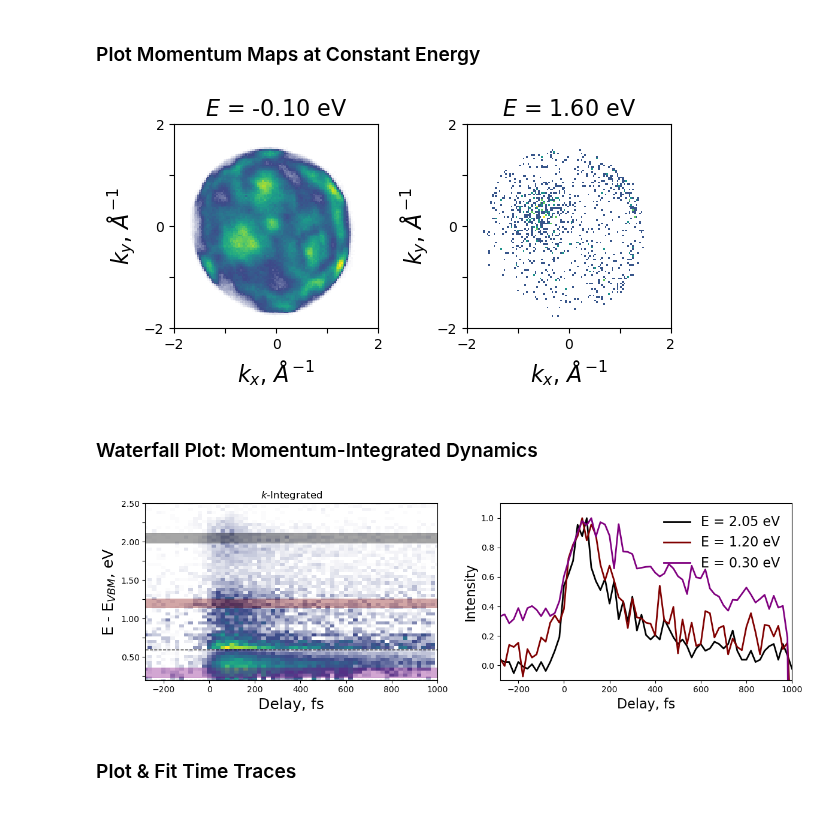
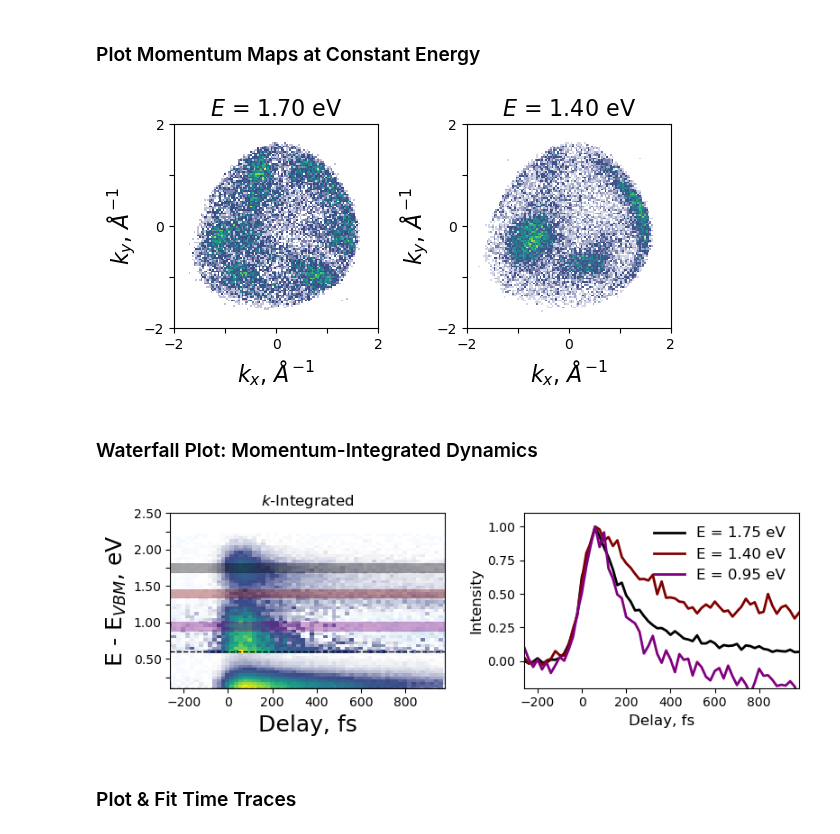
Before and after one commit to lawsonlloyd/mpes-analysis, a Jupyter notebook: mpes_Plot_Analysis.ipynb, the cells around one changed output. Saved outputs shown, nothing was run; the diff lists cells and outputs as text; code cells hidden in the pictures.

```diff
--- a/mpes_Plot_Analysis.ipynb
+++ b/mpes_Plot_Analysis.ipynb
@@ -37,9 +34,11 @@ The autoreload extension is already loaded. To reload it, use:
 ### Specify Filename and Path. Load the Data
 # %%
 # Specify datapath, filename, and [Energy, Delay] offsets to load.
+
 data_path = 'R:\Lawson\Data\metis'
-#data_path = '/Users/lawsonlloyd/Desktop/Data/metis'
+data_path = '/Users/lawsonlloyd/Desktop/Data/metis'
 
+# CrSBr
 filename, offsets = 'Scan162_RT_120x120x115x50_binned.h5', [0.8467, -120]
 #filename, offsets = 'Scan162_RT_120x120x115x51_rebinned_newECAL.h5', [0.035, 0]
 #filename, offsets = 'Scan177_120K_120x120x115_binned.h5', [0.363, 0]
@@ -49,7 +48,6 @@ filename, offsets = 'Scan188_120K_120x120x115x77_binned.h5', [0.5660, -105]
 #filename, offsets = 'Scan163_120K_101x101x131x77_binned_v3.h5',  [0, 0]
 
 #filename, offsets = 'Scan0804_30K_Pprobe_Spump_binned.h5', [.5047, -102]
-
 # filename, offsets = 'Scan1042_binned.h5', [-0.4, 0]
 # filename, offsets = 'Scan1052_binned.h5', [0, 0]
 # filename, offsets = 'Scan1058_binned.h5', [-2, 0]
@@ -61,7 +59,9 @@ filename, offsets = 'Scan188_120K_120x120x115x77_binned.h5', [0.5660, -105]
 #filename, offsets = 'Scan1095_binned.h5', [0, -55]
 # filename, offsets = 'Scan1097_binned.h5', [0, 0]
 
-filename, offsets = 'Scan1192_RT_NiI2_121x121x164x66_binned.h5', [0, 0]
+# NiI2
+filename, offsets = 'Scan1192_RT_NiI2_121x121x164x66_binned.h5', [.3, 0]
+filename, offsets = 'Scan1192_RT_NiI2_121x121x164x66_binned_1402files.h5', [.3, 0]
 
 # Load the Data
 data_loader = DataLoader(data_path + '//' + filename, offsets = offsets)
@@ -103,12 +107,11 @@ fig, axs = plt.subplots(2, 2, gridspec_kw={'width_ratios': [1, 1.5], 'height_rat
 fig.set_size_inches(8, 6, forward=False)
 axs = axs.flatten()
 
-I_res = I
 colors = ['black', 'maroon']
 
 # Plot momentum map
 mpes.plot_momentum_maps(
-    I, E=2, E_int=.2, delays=500, delay_int=1000,
+    I_res, E=1.45, E_int=.2, delays=500, delay_int=1000,
     fig = fig, ax = axs[0],
     cmap=cmap_LTL,
     panel_labels=False, fontsize=16,
@@ -116,12 +119,12 @@ mpes.plot_momentum_maps(
 )
 
 # Plot time traces
-E, E_int = [1.1, 2], .12 # Energies for Plotting Time Traces ; 1st Energy for MM
+E, E_int = [0.9, 1.7], .12 # Energies for Plotting Time Traces ; 1st Energy for MM
 (kx, ky), (kx_int, ky_int) = (0, 0), (4, 4) # Central (kx, ky) point and k-integration
-neg_delays = [-300, -100]
+neg_delays = [-250, -100]
 
 mpes.plot_time_traces(
-    I, E, E_int, (kx, ky), (kx_int, ky_int),
+    I_res, E, E_int, (kx, ky), (kx_int, ky_int),
     norm_trace=True, subtract_neg=True, neg_delays=neg_delays,
     fig = fig, ax = axs[1],
     colors = ['black', 'maroon'],
@@ -130,15 +133,16 @@ mpes.plot_time_traces(
 axs[1].set_ylim(-0.1, 1.1)
 
 # Plot k - E (arbitrary Cut)
-k_start, k_end = (-1.5, 0.95), (1.5, -0.95)
-mpes.plot_k_cut(I_res, k_start=k_start, k_end=k_end, ax = axs[2], fig = fig, E_enhance = None, ax2 = axs[0])
+k_start, k_end = (-.65, 1.5), (1.1, -1.4)
+k_start, k_end = (-1.5, -1), (1.1, 1.1)
+mpes.plot_k_cut(I_res, k_start=k_start, k_end=k_end, ax = axs[2], fig = fig, E_enhance = .5, ax2 = axs[0])
 
 # Plot waterfall
 (kx, ky), (kx_int, ky_int) = (0, 0), (4, 4) # Central (kx, ky) point and k-integration
 mpes.plot_waterfall(
-    I, kx, kx_int, ky, ky_int,
+    I_res, kx, kx_int, ky, ky_int,
     fig = fig, ax = axs[3], subtract_neg = True,
-    cmap=cmap_LTL, scale=[0,1], energy_limits=[0.2,2.5], E_enhance = .6
+    energy_limits=[0.2, 2.5], E_enhance = .6
 )
 
 for i in np.arange(len(E)):
@@ -152,11 +156,11 @@ for i in np.arange(len(E)):
 # %%
 cmap_plot = cmap_LTL
 
-E, E_int = [-0.1, 1.6], .2
+E, E_int = [1.7, 1.4], .125
 #delays, delay_int = 500, 1000
 
 fig, ax, im = mpes.plot_momentum_maps(
-    I_res, E=E, E_int=E_int, delays=None, delay_int=None,
+    I_res, E=E, E_int=E_int, delays=500, delay_int=1000,
     cmap=cmap_LTL, scale=[0, 1],
     fontsize=16, figsize=(6, 3), colorbar=False, panel_labels = False
 )
@@ -165,43 +169,43 @@ fig, ax, im = mpes.plot_momentum_maps(
 #mpes.overlay_bz('hexagonal', 5.8, 5.8, ax[0], 'black', repeat = 2, rotation_deg = 90)
 #mpes.save_figure(fig, name = f'scan186', image_format = 'svg')
 # %% [output]
-[figure, old version]
+[figure, new version]
 # %% [markdown]
 ### Waterfall Plot: Momentum-Integrated Dynamics
 # %%
 # Plot waterfall
 fig, axs = plt.subplots(1, 2)
-fig.set_size_inches(12, 4, forward=False)
+fig.set_size_inches(8, 3, forward=False)
 axs.flatten()
 
-E, E_int = [2.05, 1.2, 0.3], .12 # Energies for Plotting Time Traces ; 1st Energy for MM
+E, E_int = [1.75, 1.4, 0.95], .12 # Energies for Plotting Time Traces ; 1st Energy for MM
 (kx, ky), (kx_int, ky_int) = (0, 0), (4, 4) # Central (kx, ky) point and k-integration
-colors = ['black', 'maroon', 'purple']
+colors = ['black', 'maroon', 'purple', 'grey']
 I_plot = I_res
 
 # Plot waterfall
 (kx, ky), (kx_int, ky_int) = (0, 0), (4, 4) # Central (kx, ky) point and k-integration
 mpes.plot_waterfall(
-    I, kx, kx_int, ky, ky_int,
+    I_res, kx, kx_int, ky, ky_int,
     fig = fig, ax = axs[0], subtract_neg = True,
-    cmap=cmap_LTL, scale=[0,1], energy_limits=[0.2,2.5], E_enhance = .6
+    energy_limits=[0.1,2.5], E_enhance = .6
 )
 
 # Plot time traces
 neg_delays = [-320, -150]
 mpes.plot_time_traces(
-    I, E, E_int, (kx, ky), (kx_int, ky_int),
+    I_res, E, E_int, (kx, ky), (kx_int, ky_int),
     norm_trace=True, subtract_neg=True, neg_delays=neg_delays,
     fig = fig, ax = axs[1],
     colors = colors,
-    fontsize=16
+    fontsize=12
 )
-axs[1].set_ylim(-0.1, 1.1)
+axs[1].set_ylim(-0.2, 1.1)
 for i in np.arange(len(E)):
     mpes.add_rect(500, 2000, E[i], E_int, axs[0], edgecolor=colors[i], facecolor=colors[i], alpha = 0.35)
 colors = ['black', 'maroon']
 # %% [output]
-[figure, old version]
+[figure, new version]
 # %% [markdown]
 ### Plot & Fit Time Traces
 # %%
```
Also changed, not shown: parts of 7 cells of this notebook, 3 other files.
